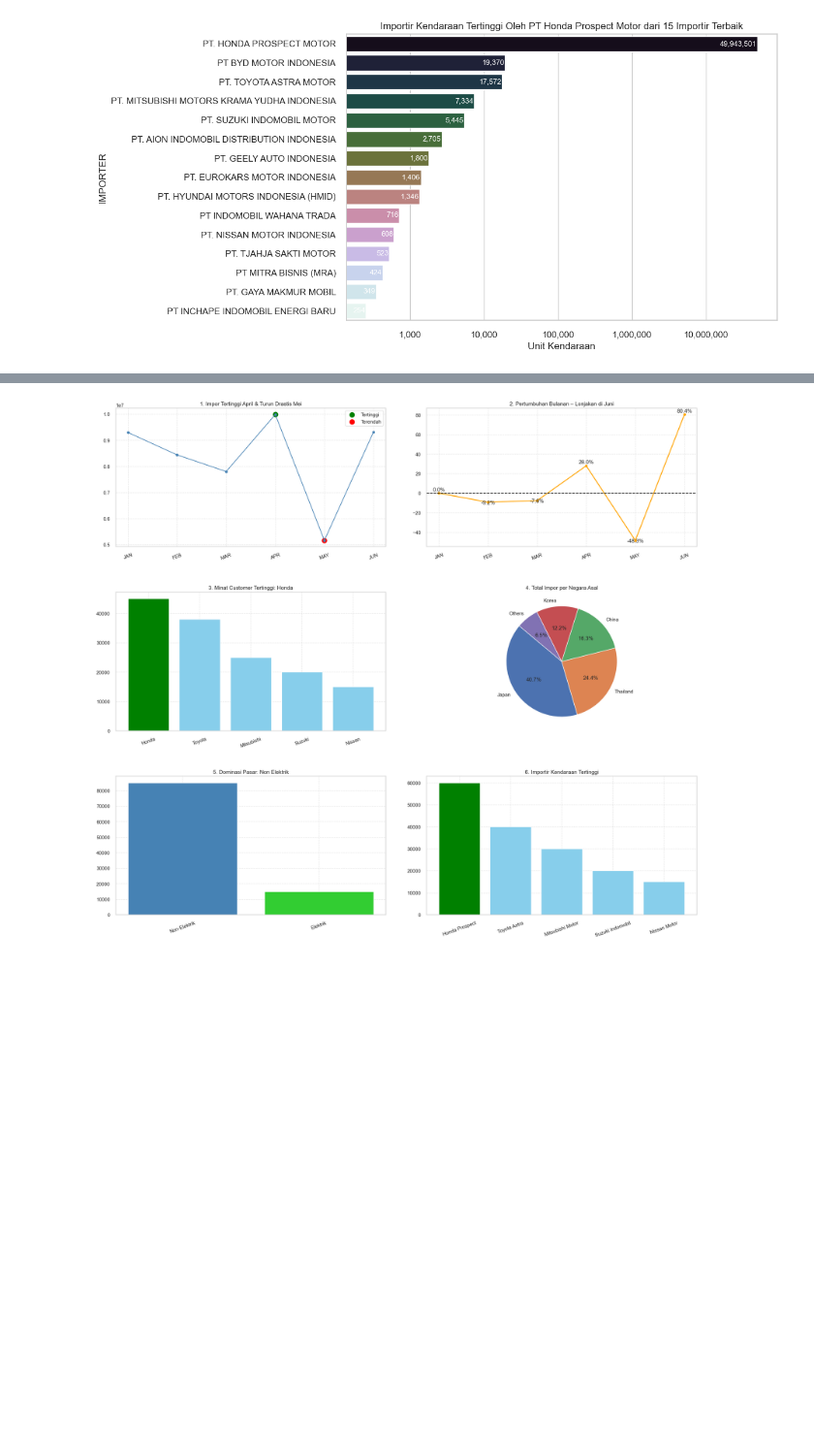
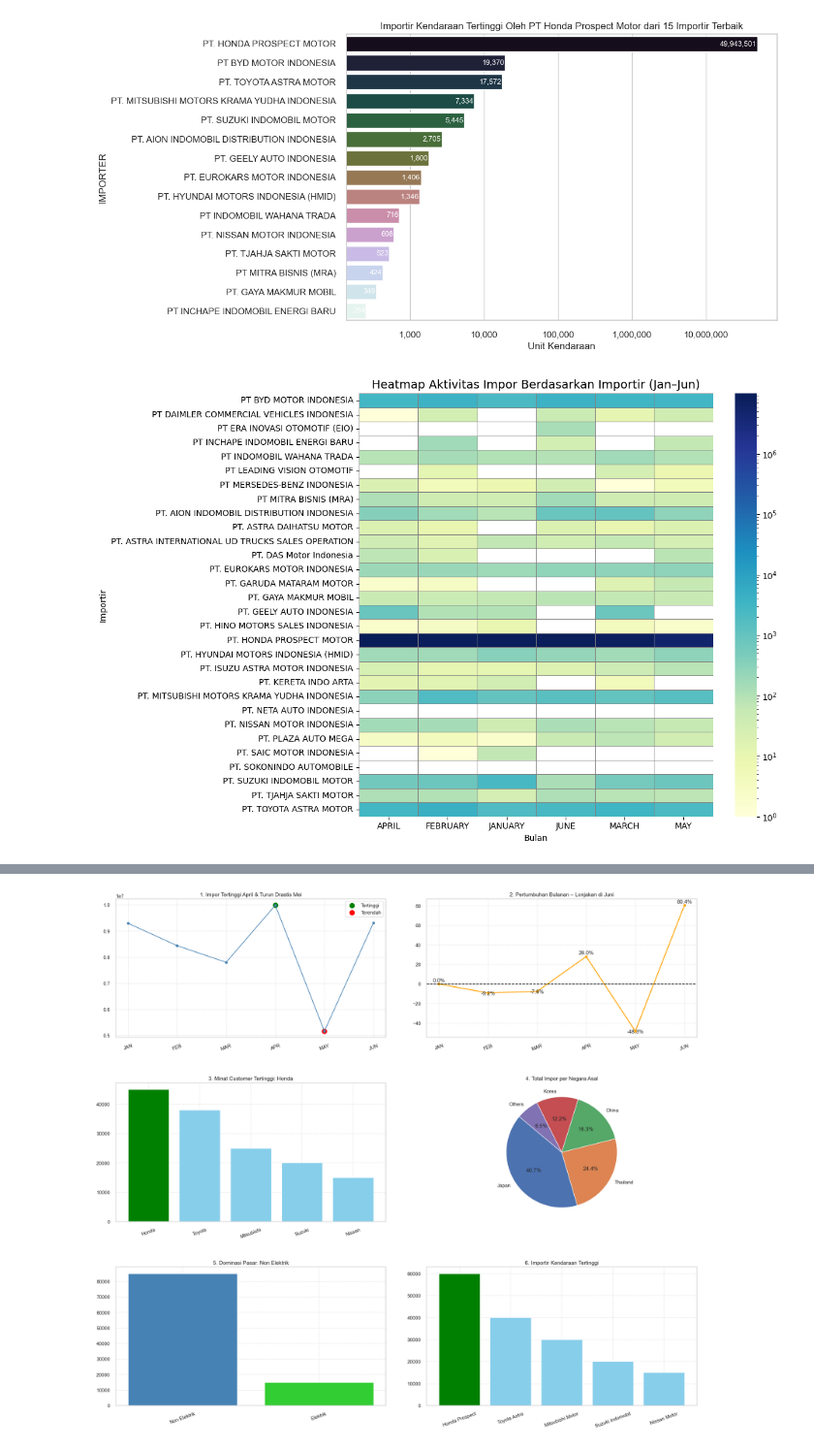
Before and after one commit to nuruldwicahya/Gaikindo, a Jupyter notebook: Gaikindo_Import_Analysis_Final_Visual.ipynb, the cells around one changed output, grey strips where cells are left out. Shown at 97% size. Cells and saved outputs as stored; diff of their text form; code cells hidden in the pictures; blank space fills up the shorter version.

```diff
--- a/Gaikindo_Import_Analysis_Final_Visual.ipynb
+++ b/Gaikindo_Import_Analysis_Final_Visual.ipynb
@@ -449,3 +473,26 @@ Passing `palette` without assigning `hue` is deprecated and will be removed in v
 
   sns.barplot(x=importer_total.values, y=importer_total.index, palette='cubehelix')
 [figure]
+# %%
+plt.style.use('default')
+fig, ax = plt.subplots(figsize=(12, 8))
+fig.patch.set_facecolor('white')  # Warna latar belakang luar plot
+ax.set_facecolor('white')         # Warna latar belakang area plot
+
+# Visualisasikan dengan heatmap
+sns.heatmap(
+    monthly_import,
+    cmap='YlGnBu',
+    norm=LogNorm(),
+    linewidths=0.5,
+    linecolor='gray',
+    ax=ax
+)
+
+plt.title("Heatmap Aktivitas Impor Berdasarkan Importir (Jan–Jun)", fontsize=14)
+plt.xlabel("Bulan")
+plt.ylabel("Importir")
+plt.tight_layout()
+plt.show()
+# %% [output]
+[figure, added]
```
Also changed, not shown: parts of 7 cells of this notebook, 9 other files.
